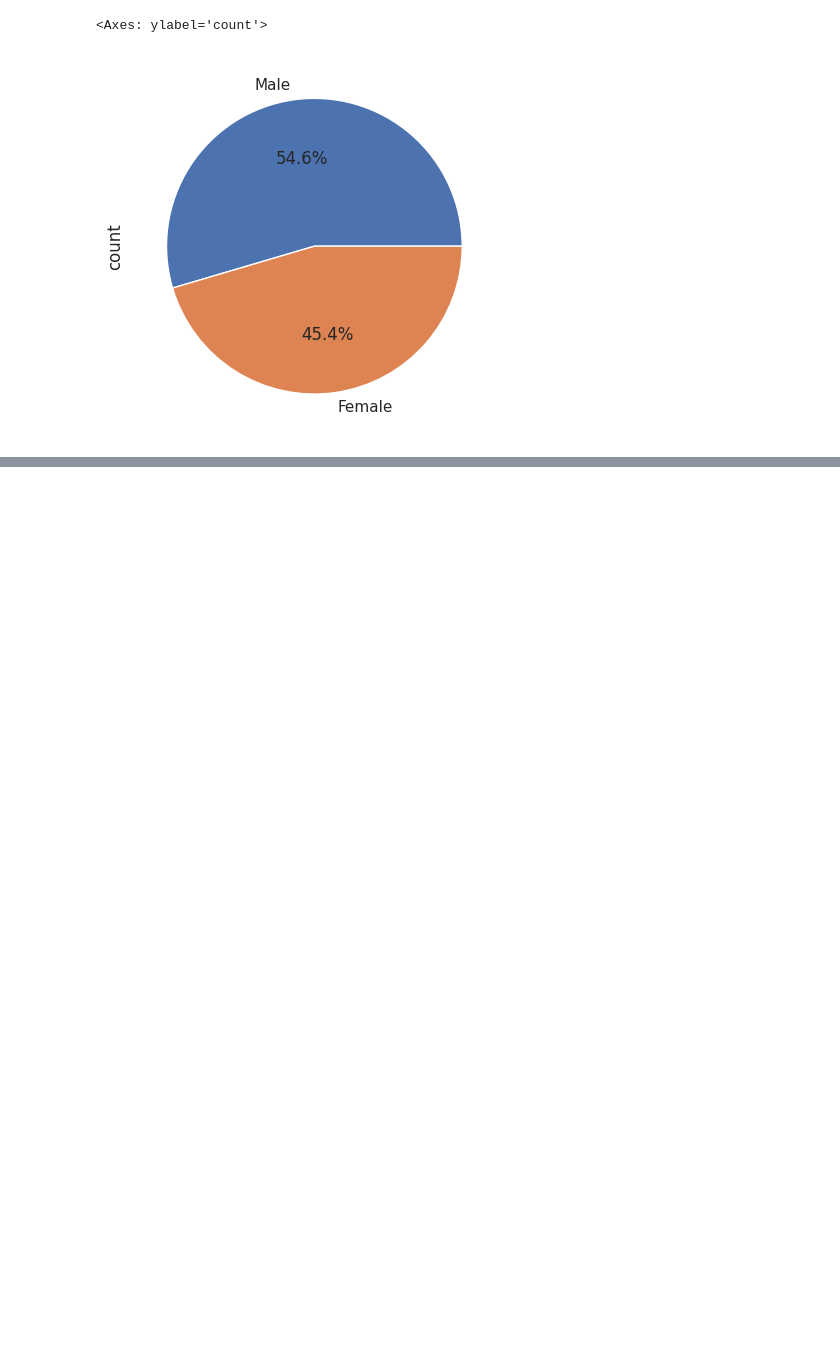
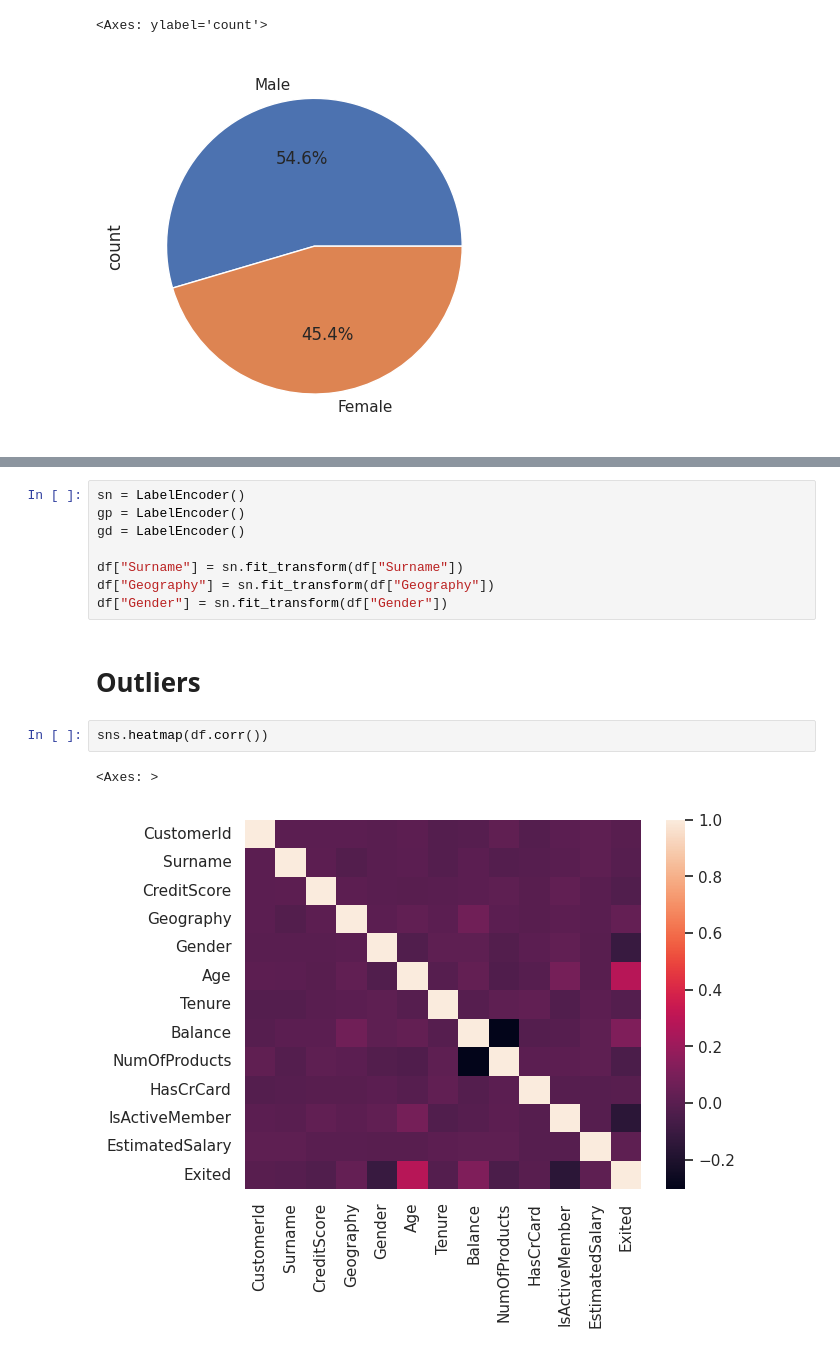
Before and after one commit to YusufAbdurrahmann/Exploratory-Data-Analysis, a Jupyter notebook: exploratory_data_analysis_ipynb.ipynb, the cells around one changed output, grey strips where cells are left out. Cells and saved outputs as stored; diff of their text form; blank space fills up the shorter version.

```diff
--- a/exploratory_data_analysis_ipynb.ipynb
+++ b/exploratory_data_analysis_ipynb.ipynb
@@ -46,0 +69,15 @@ df["Gender"].value_counts().plot(kind = "pie", autopct = "%1.1f%%")
+# %%
+sn = LabelEncoder()
+gp = LabelEncoder()
+gd = LabelEncoder()
+
+df["Surname"] = sn.fit_transform(df["Surname"])
+df["Geography"] = sn.fit_transform(df["Geography"])
+df["Gender"] = sn.fit_transform(df["Gender"])
+# %% [markdown]
+# **Outliers**
+# %%
+sns.heatmap(df.corr())
+# %% [output]
+<Axes: >
+[figure, added]
```
Also changed, not shown: parts of 7 cells of this notebook.
